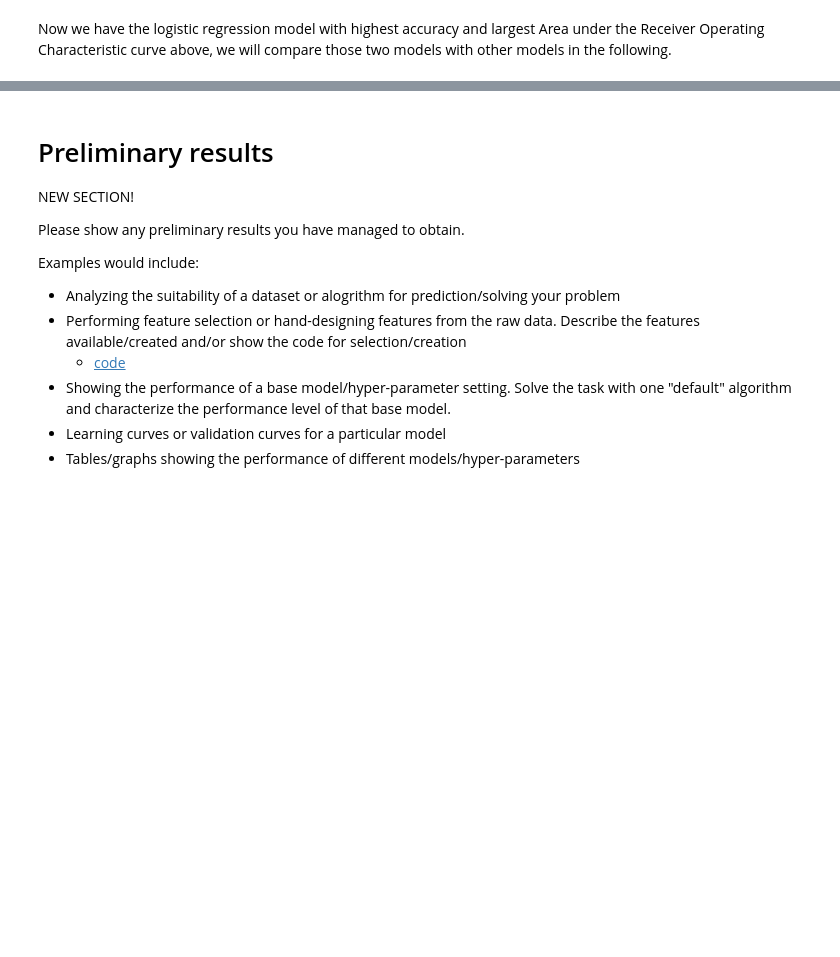
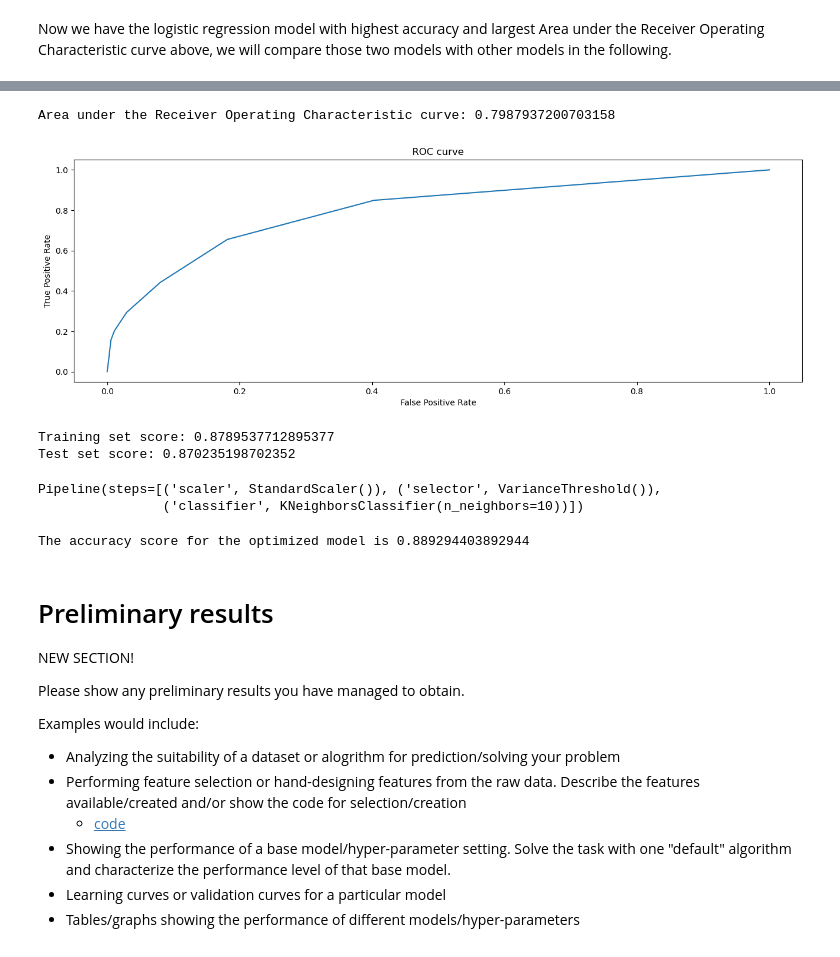
Before and after one commit to COGS118A/Group014-Sp22, a Jupyter notebook: Checkpoint_group014.ipynb, the cells around one changed output, grey strips where cells are left out. Cells and saved outputs as stored; diff of their text form; code cells hidden in the pictures; blank space fills up the shorter version.

```diff
--- a/Checkpoint_group014.ipynb
+++ b/Checkpoint_group014.ipynb
@@ -611,0 +608,35 @@ Now we have the logistic regression model with highest accuracy and largest Area
+# %%
+from sklearn.metrics import roc_auc_score, roc_curve
+import matplotlib.pyplot as plt
+fpr = roc_curve(y_test, knn.predict_proba(X_test)[:,1])[0] # false positiv
+tpr = roc_curve(y_test, knn.predict_proba(X_test)[:,1])[1] # true positive
+roc_auc = roc_auc_score(y_test, knn.predict_proba(X_test)[:,1])
+# plotting the ROC curve
+plt.figure(dpi=100)
+plt.plot(fpr, tpr)
+plt.title('ROC curve')
+plt.xlabel('False Positive Rate')
+plt.ylabel('True Positive Rate')
+print('Area under the Receiver Operating Characteristic curve:', roc_auc)
+# %% [output]
+Area under the Receiver Operating Characteristic curve: 0.7987937200703158
+[figure, added]
+# %%
+from sklearn.preprocessing import Normalizer, StandardScaler, MinMaxScaler, PowerTransformer, MaxAbsScaler, LabelEncoder
+from sklearn.model_selection import GridSearchCV
+from sklearn.pipeline import Pipeline
+#from sklearn.model_selection import StratifiedKFold
+from sklearn.feature_selection import VarianceThreshold
+
+pipe = Pipeline([
+('scaler', StandardScaler()),
+('selector', VarianceThreshold()),
+('classifier', KNeighborsClassifier())
+])
+
+pipe.fit(X_train, y_train)
+print('Training set score: ' + str(pipe.score(X_train,y_train)))
+print('Test set score: ' + str(pipe.score(X_test,y_test)))
+# %% [output]
+Training set score: 0.8789537712895377
+Test set score: 0.870235198702352
@@ -612,3 +652,15 @@ Now we have the logistic regression model with highest accuracy and largest Area
+# %%
+pipe.set_params(**p_accu)
+# %% [output]
+Pipeline(steps=[('scaler', StandardScaler()), ('selector', VarianceThreshold()),
+                ('classifier', KNeighborsClassifier(n_neighbors=10))])
+# %%
+clf = pipe.fit(X_train, y_train)
+y_pre = clf.predict(X_test)
+scores = clf.score(X_test, y_test)
+print("The accuracy score for the optimized model is", score)
+# %% [output]
+The accuracy score for the optimized model is 0.889294403892944
 # %% [markdown]
 # Preliminary results
 
```
Also changed, not shown: parts of 16 cells of this notebook.
